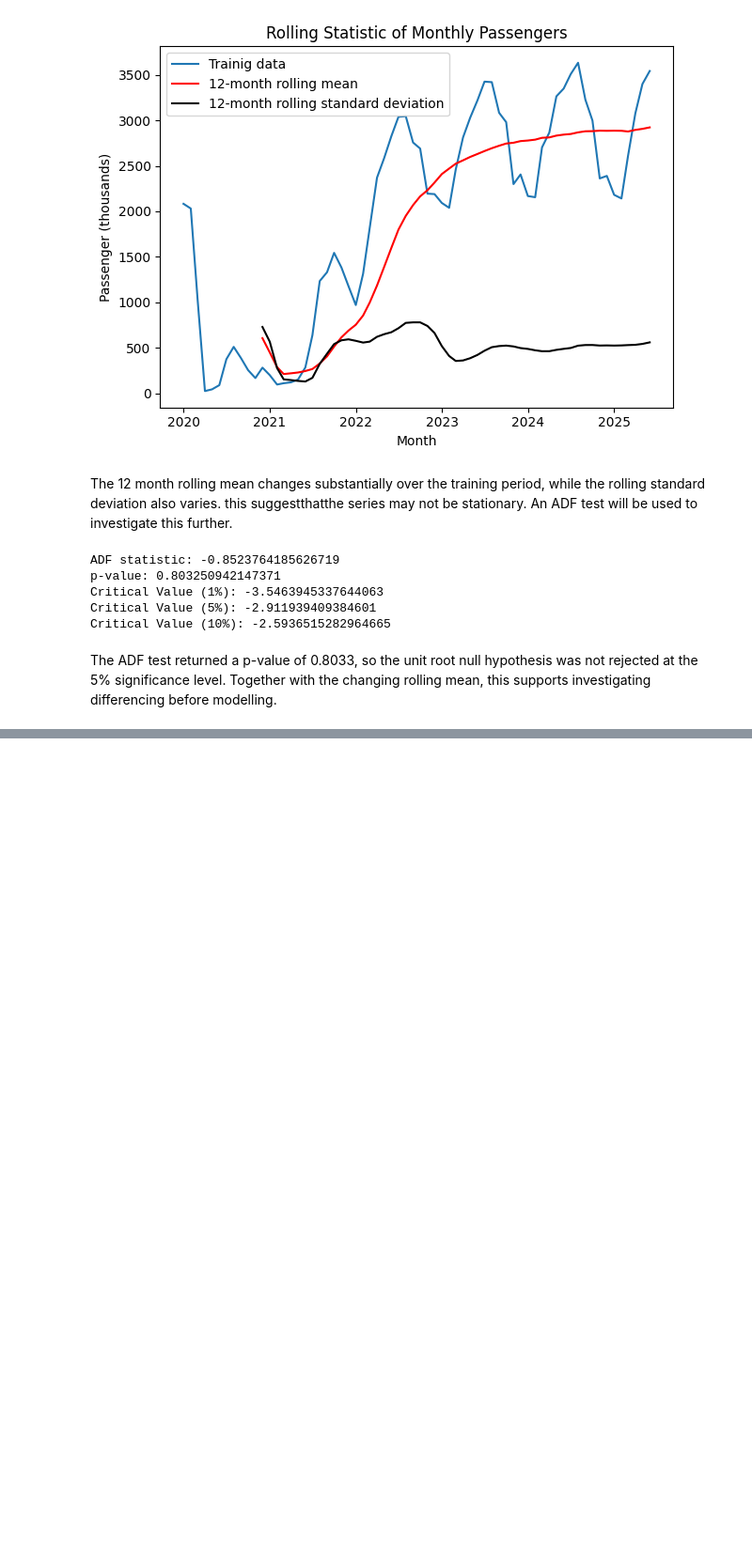
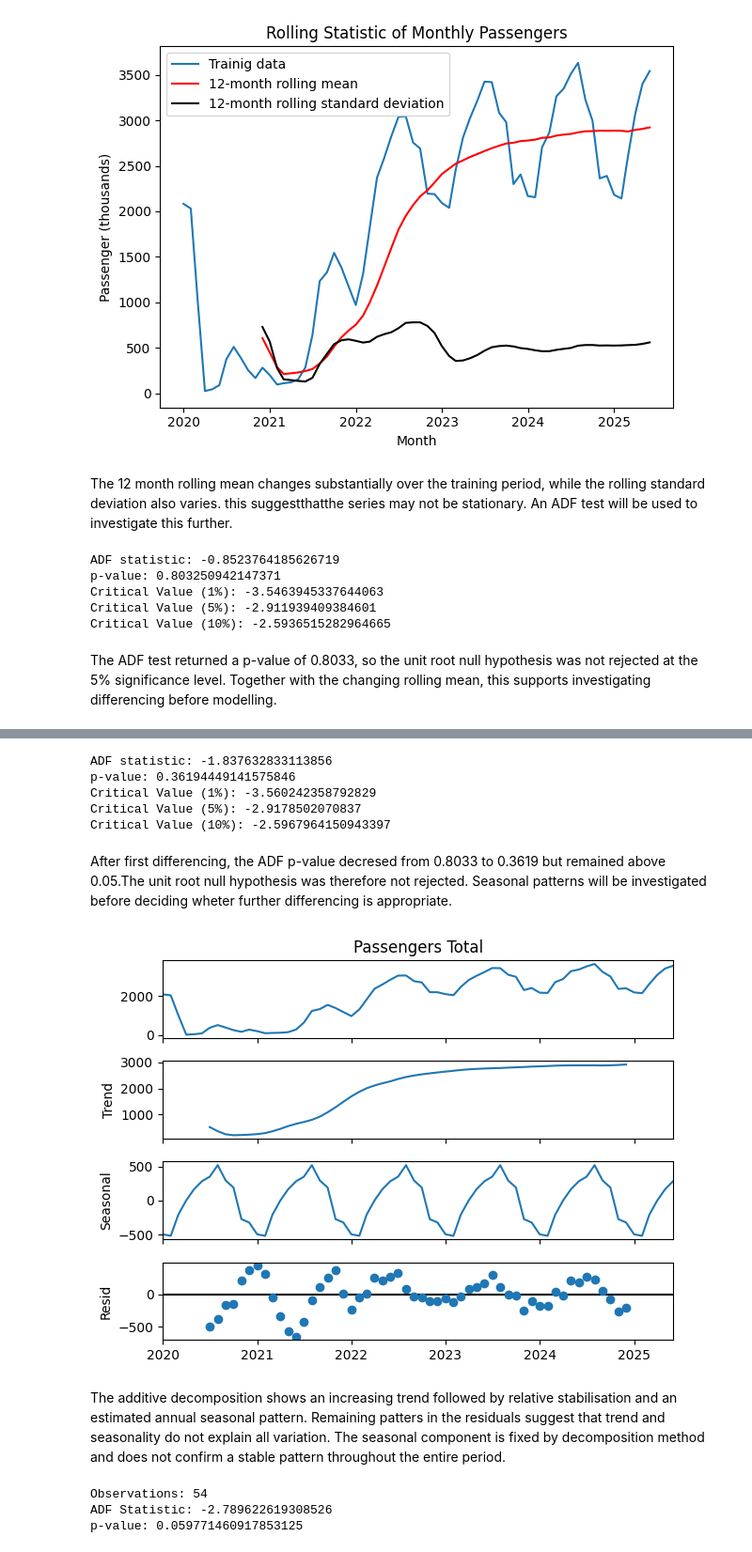
Before and after one commit to Ricardocotaa/CA1-Machine-Learning-2-Ricardo-Cota, a Jupyter notebook: CA1 MachineLearning-RicardoCota.ipynb, the cells around one changed output, grey strips where cells are left out. Shown at 94% size. Drawn from its saved outputs; the diff is of its cells as text; code cells hidden in the pictures; blank space fills up the shorter version.

Commit message:
Explore differencing and time series dependencies

```diff
--- a/CA1 MachineLearning-RicardoCota.ipynb
+++ b/CA1 MachineLearning-RicardoCota.ipynb
@@ -768,0 +793,38 @@ The ADF test returned a p-value of 0.8033, so the unit root null hypothesis was
+# %%
+adf_diff = adfuller(train_diff)
+print("ADF statistic:", adf_diff[0])
+print("p-value:", adf_diff[1])
+for level, value in adf_diff[4].items():
+    print(f"Critical Value ({level}): {value}")
+# %% [output]
+ADF statistic: -1.837632833113856
+p-value: 0.36194449141575846
+Critical Value (1%): -3.560242358792829
+Critical Value (5%): -2.9178502070837
+Critical Value (10%): -2.5967964150943397
+# %% [markdown]
+After first differencing, the ADF p-value decresed from 0.8033 to 0.3619 but remained above 0.05.The unit root null hypothesis was therefore not rejected. Seasonal patterns will be investigated before deciding wheter further differencing is appropriate.
+# %%
+from statsmodels.tsa.seasonal import seasonal_decompose
+
+decomposition = seasonal_decompose(train, model="additive", period=12)
+
+fig = decomposition.plot()
+plt.tight_layout()
+plt.show()
+# %% [output]
+[figure, added]
+# %% [markdown]
+The additive decomposition shows an increasing trend followed by relative stabilisation and an estimated annual seasonal pattern. Remaining patters in the residuals suggest that trend and seasonality do not explain all variation. The seasonal component is fixed by decomposition method and does not confirm a stable pattern  throughout the entire period.
+# %%
+train_seasonal_diff = train.diff(12).dropna()
+
+adf_seasonal = adfuller(train_seasonal_diff)
+
+print("Observations:", len(train_seasonal_diff))
+print("ADF Statistic:", adf_seasonal[0])
+print("p-value:", adf_seasonal[1])
+# %% [output]
+Observations: 54
+ADF Statistic: -2.789622619308526
+p-value: 0.059771460917853125
```
Also changed, not shown: parts of 9 cells of this notebook.
